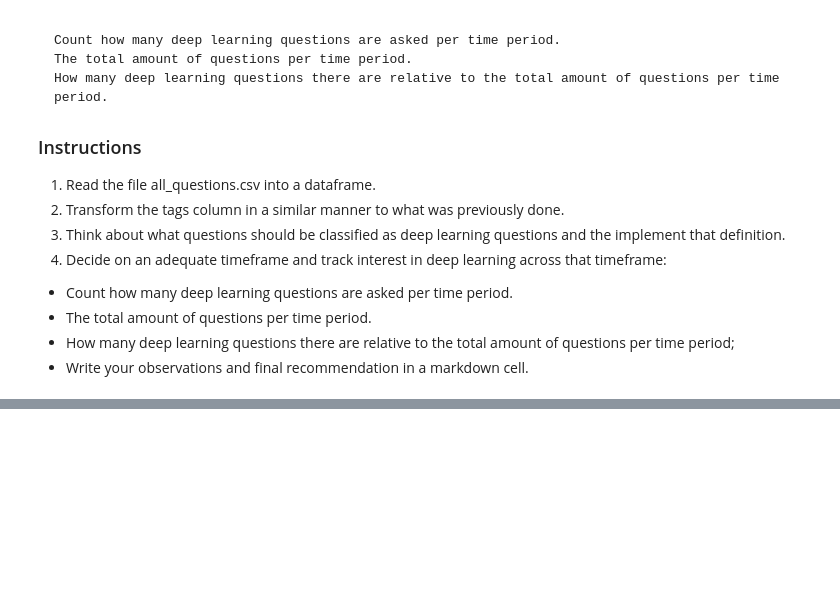
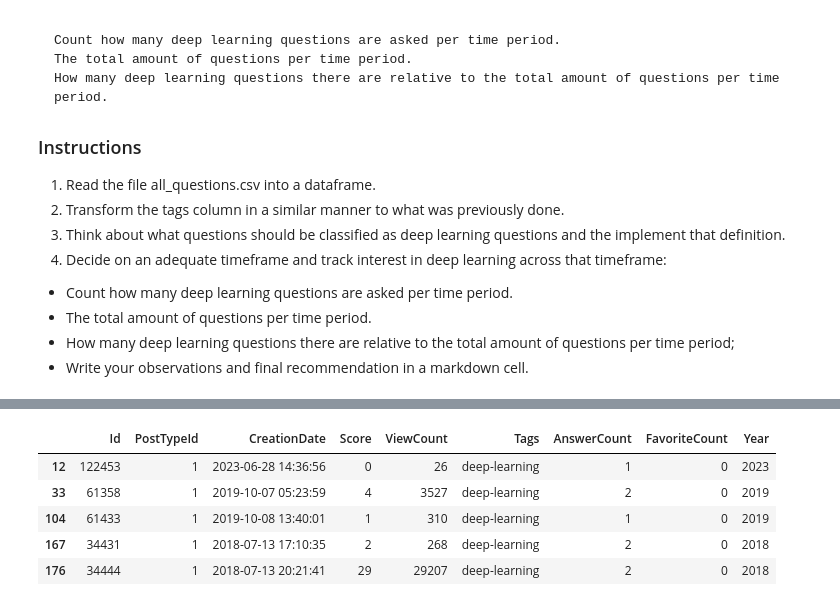
Before and after one commit to skillspark/learn-data-analysis, a Jupyter notebook: StackExchange.ipynb, the cells around one changed output, grey strips where cells are left out. Cells and saved outputs as stored; diff of their text form; code cells hidden in the pictures; blank space fills up the shorter version.

```diff
--- a/StackExchange.ipynb
+++ b/StackExchange.ipynb
@@ -538,0 +542,11 @@ Our work allowed us to conclude that deep learning is the most popular topic rig
+# %%
+qs['Year'] = qs['CreationDate'].dt.year
+qs_deep = qs[qs['Tags']=="deep-learning"]
+qs_deep.head()
+# %% [output]
+|  | Id | PostTypeId | CreationDate | Score | ViewCount | Tags | AnswerCount | FavoriteCount | Year |
+| 12 | 122453 | 1 | 2023-06-28 14:36:56 | 0 | 26 | deep-learning | 1 | 0 | 2023 |
+| 33 | 61358 | 1 | 2019-10-07 05:23:59 | 4 | 3527 | deep-learning | 2 | 0 | 2019 |
+| 104 | 61433 | 1 | 2019-10-08 13:40:01 | 1 | 310 | deep-learning | 1 | 0 | 2019 |
+| 167 | 34431 | 1 | 2018-07-13 17:10:35 | 2 | 268 | deep-learning | 2 | 0 | 2018 |
+| 176 | 34444 | 1 | 2018-07-13 20:21:41 | 29 | 29207 | deep-learning | 2 | 0 | 2018 |
```
Also changed, not shown: parts of 18 cells of this notebook.
